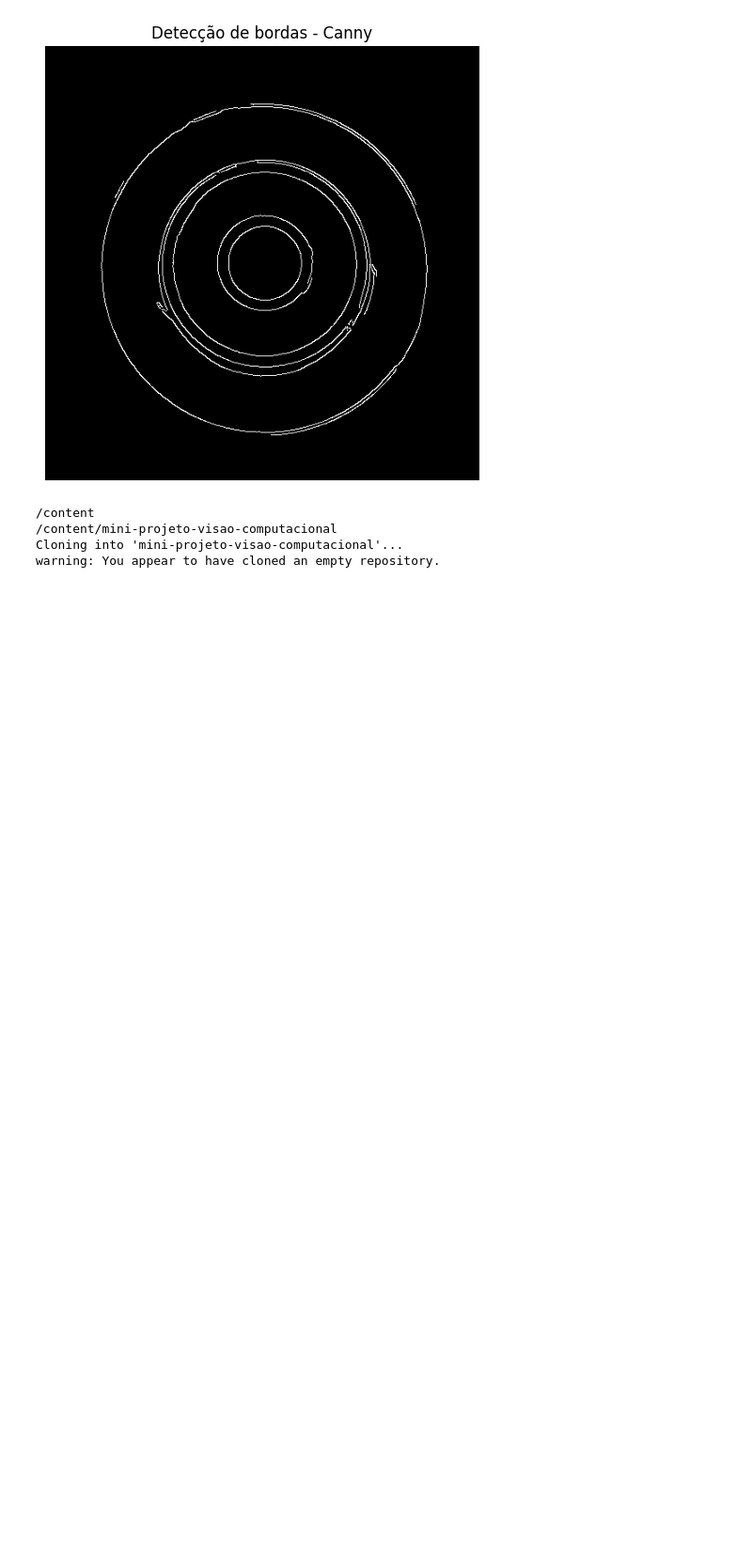
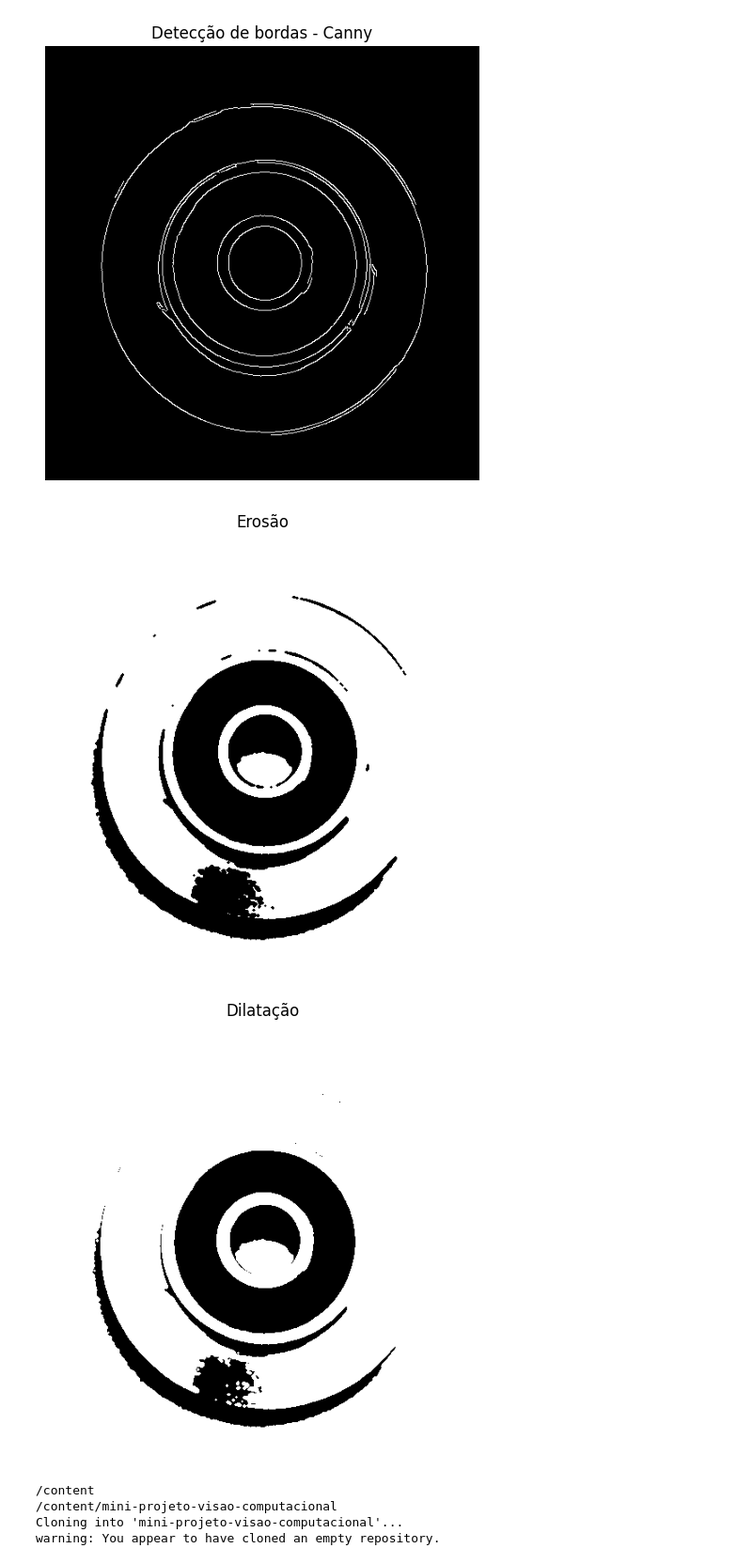
Before and after one commit to GustavoMMayer/mini-projeto-visao-computacional, a Jupyter notebook: Mini_Projeto_Visao_Computacional.ipynb, the cells around one changed output. Shown at 94% size. Saved outputs shown, nothing was run; the diff lists cells and outputs as text; code cells hidden in the pictures; blank space fills up the shorter version.

Commit message:
feat: adiciona threshold, canny e morfologia

```diff
--- a/Mini_Projeto_Visao_Computacional.ipynb
+++ b/Mini_Projeto_Visao_Computacional.ipynb
@@ -168,0 +176,27 @@ plt.show()
+# %%
+# Criação do elemento estruturante
+kernel = cv2.getStructuringElement(
+    cv2.MORPH_ELLIPSE,
+    (3, 3)
+)
+
+# Erosão
+erosao = cv2.erode(threshold, kernel, iterations=1)
+
+plt.figure(figsize=(6, 6))
+plt.imshow(erosao, cmap="gray")
+plt.title("Erosão")
+plt.axis("off")
+plt.show()
+
+# Dilatação
+dilatacao = cv2.dilate(threshold, kernel, iterations=1)
+
+plt.figure(figsize=(6, 6))
+plt.imshow(dilatacao, cmap="gray")
+plt.title("Dilatação")
+plt.axis("off")
+plt.show()
+# %% [output]
+[figure, added]
+[figure, added]
```
Also changed, not shown: parts of 2 cells of this notebook.
